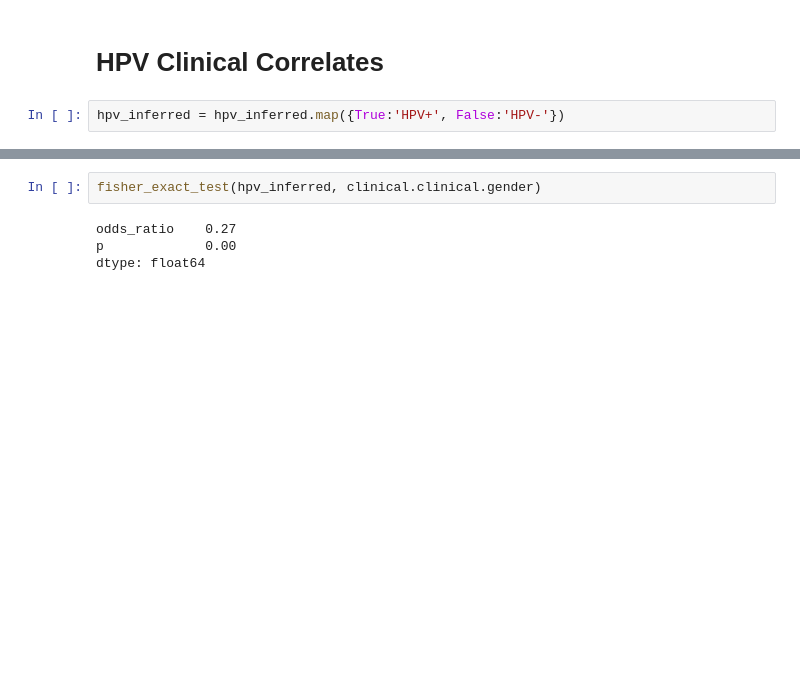
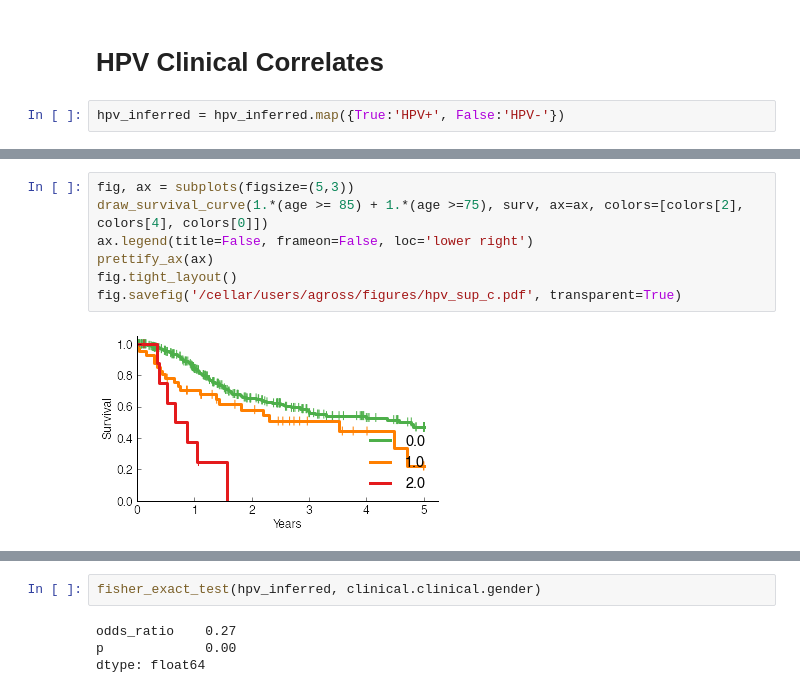
Before and after one commit to theandygross/TCGA, a Jupyter notebook: Analysis_Notebooks/HPV_characterization.ipynb, the cells around one changed output, grey strips where cells are left out. Saved outputs shown, nothing was run; the diff lists cells and outputs as text; blank space fills up the shorter version.

```diff
--- a/Analysis_Notebooks/HPV_characterization.ipynb
+++ b/Analysis_Notebooks/HPV_characterization.ipynb
@@ -64,0 +86,9 @@ fig.tight_layout()
+# %%
+fig, ax = subplots(figsize=(5,3))
+draw_survival_curve(1.*(age >= 85) + 1.*(age >=75), surv, ax=ax, colors=[colors[2], colors[4], colors[0]])
+ax.legend(title=False, frameon=False, loc='lower right')
+prettify_ax(ax)
+fig.tight_layout()
+fig.savefig('/cellar/users/agross/figures/hpv_sup_c.pdf', transparent=True)
+# %% [output]
+[figure, added]
```
Also changed, not shown: parts of 9 cells of this notebook, 13 other files.
